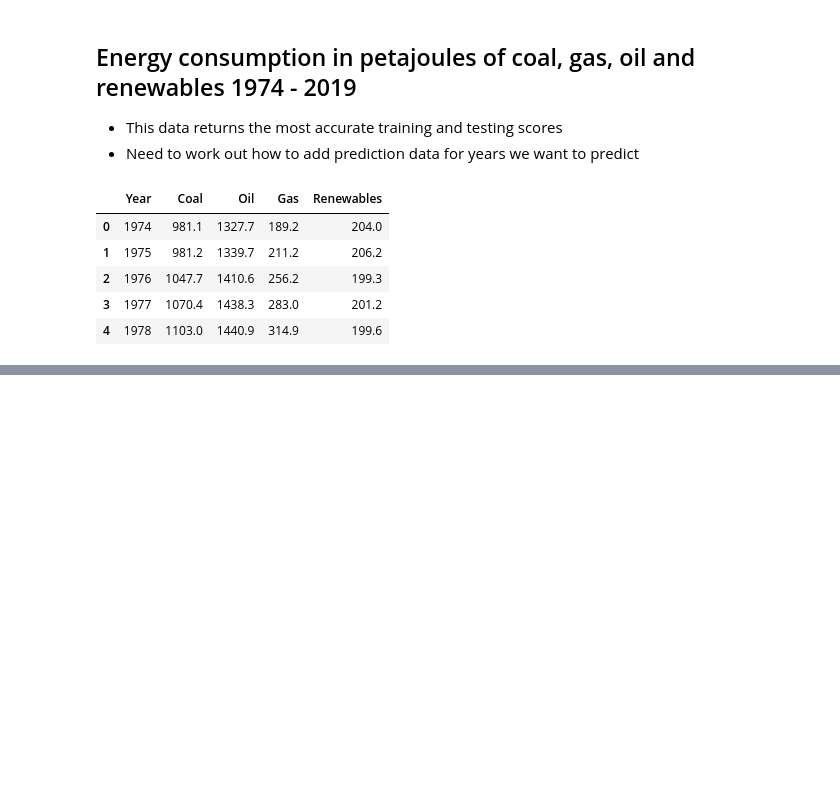
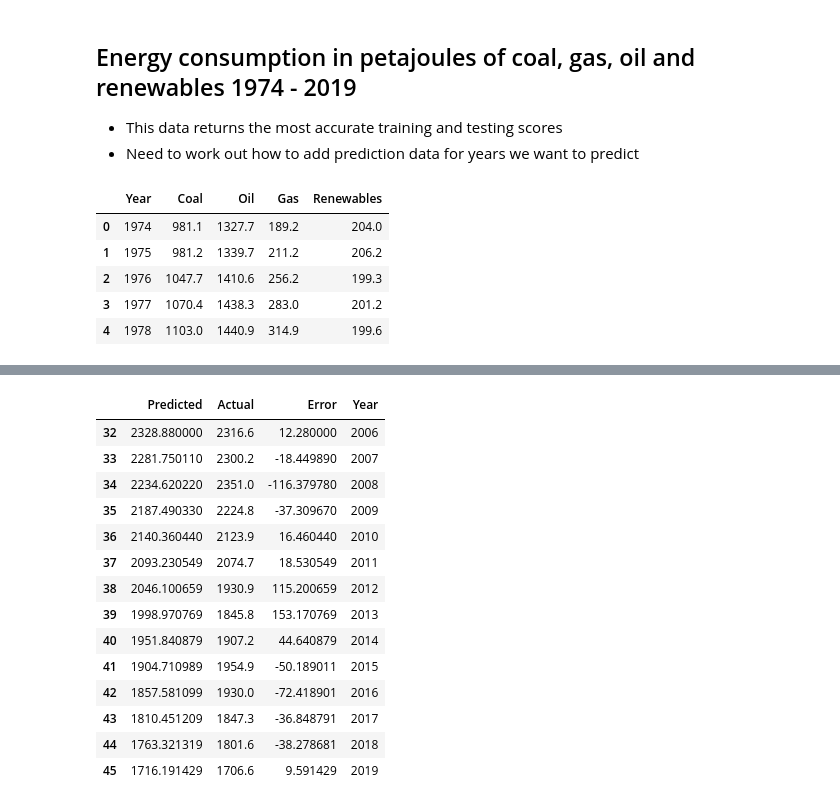
Before and after one commit to Carly-Jane/Australian_Energy_Insights, a Jupyter notebook: notebooks/machine_learning.ipynb, the cells around one changed output, grey strips where cells are left out. Drawn from its saved outputs; the diff is of its cells as text; code cells hidden in the pictures; blank space fills up the shorter version.

```diff
--- a/notebooks/machine_learning.ipynb
+++ b/notebooks/machine_learning.ipynb
@@ -352,0 +375,28 @@ MSE: 0.2762950796973085, R2: 0.998638334936979
+# %%
+from sklearn.linear_model import LinearRegression
+model = LinearRegression()
+
+model.fit(X, y)
+
+predictions = model.predict(X)
+limited_coal_predicitions = pd.DataFrame({"Predicted": predictions, "Actual": y, "Error": predictions - y})
+# non_renewable_predicitions.to_csv('../export_data/non_renewable_machine_learning.csv')
+# limited_coal_predicitions
+limited_coal_predicitions['Year'] = X
+limited_coal_predicitions
+# %% [output]
+|  | Predicted | Actual | Error | Year |
+| 32 | 2328.880000 | 2316.6 | 12.280000 | 2006 |
+| 33 | 2281.750110 | 2300.2 | -18.449890 | 2007 |
+| 34 | 2234.620220 | 2351.0 | -116.379780 | 2008 |
+| 35 | 2187.490330 | 2224.8 | -37.309670 | 2009 |
+| 36 | 2140.360440 | 2123.9 | 16.460440 | 2010 |
+| 37 | 2093.230549 | 2074.7 | 18.530549 | 2011 |
+| 38 | 2046.100659 | 1930.9 | 115.200659 | 2012 |
+| 39 | 1998.970769 | 1845.8 | 153.170769 | 2013 |
+| 40 | 1951.840879 | 1907.2 | 44.640879 | 2014 |
+| 41 | 1904.710989 | 1954.9 | -50.189011 | 2015 |
+| 42 | 1857.581099 | 1930.0 | -72.418901 | 2016 |
+| 43 | 1810.451209 | 1847.3 | -36.848791 | 2017 |
+| 44 | 1763.321319 | 1801.6 | -38.278681 | 2018 |
+| 45 | 1716.191429 | 1706.6 | 9.591429 | 2019 |
```
Also changed, not shown: parts of 29 cells of this notebook, 8 other files.
